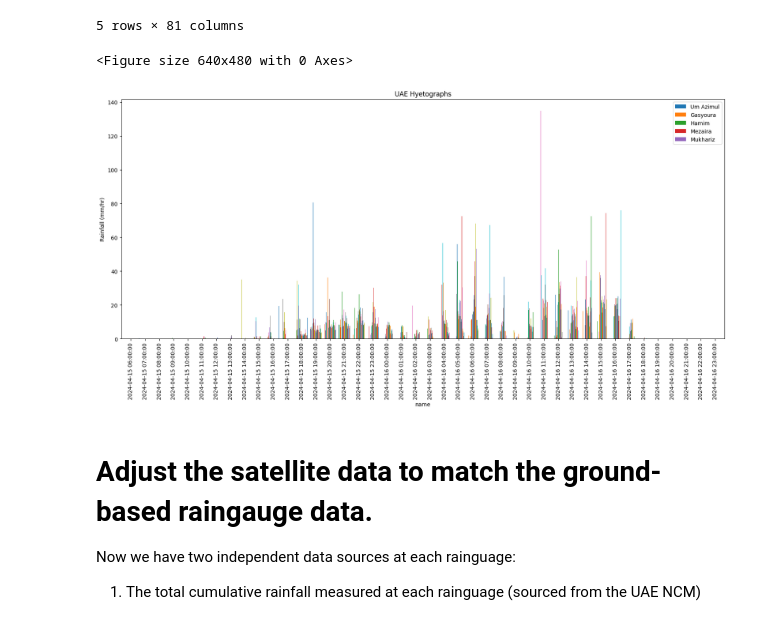
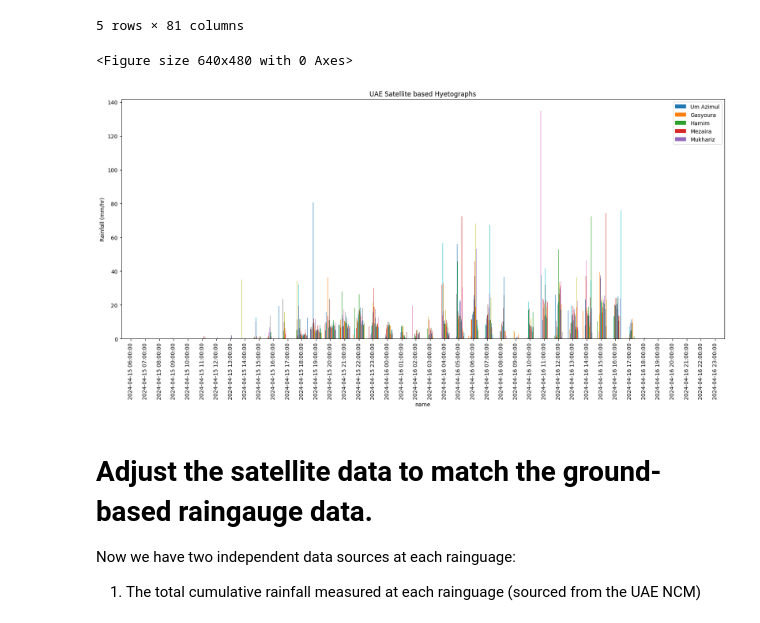
Before and after one commit to Hydrata/desert_hydrology, a Jupyter notebook: uae_hydrology.ipynb, the cells around one changed output. Drawn from its saved outputs; the diff is of its cells as text; code cells hidden in the pictures.

```diff
--- a/uae_hydrology.ipynb
+++ b/uae_hydrology.ipynb
@@ -9,9 +16,9 @@ import matplotlib.pyplot as plt
 Each rain guage will experience a different temporal pattern, as the rainfall moves accross the city. We can determine the shape of this pattern by looking at the hourly rainfall recorded by the [GSMaP data](https://sharaku.eorc.jaxa.jp/GSMaP/) provided by Japan Aerospace Exploration Agency (JAXA). This data has been downloaded for each of the rainguages.
 # %%
 skip_header_rows = list(range(1, 6))
-satelitte_df = pd.read_csv('./gsmap_rainfall.csv', index_col=0, skiprows=skip_header_rows, header=0)
-satelitte_df.index = pd.to_datetime(satelitte_df.index)
-satelitte_df.head()
+satellite_df = pd.read_csv('./gsmap_rainfall.csv', index_col=0, skiprows=skip_header_rows, header=0)
+satellite_df.index = pd.to_datetime(satellite_df.index)
+satellite_df.head()
 # %% [output]
 |  | Um Azimul | Gasyoura | Hamim | Mezaira | Mukhariz | Al Jazeera b.g | Owtaid | Bada Dafas | Madinat Zayed | ... |
 | name |  |  |  |  |  |  |  |  |  | ... |
@@ -24,23 +31,23 @@ satelitte_df.head()
 # %%
 plt.figure()
 fig, ax = plt.subplots(figsize=(20, 8))
-ax.set_title('UAE Hyetographs')
+ax.set_title('UAE Satellite based Hyetographs')
 ax.set_xlabel('Datetime')
 ax.set_ylabel('Rainfall (mm/hr)')
 
-start_datetime = '2024-04-15 06:00:00'
-end_datetime = '2024-04-16 23:00:00'
-location_names_to_plot = satelitte_df.columns
+start_datestring = '2024-04-15 06:00:00'
+end_datestring = '2024-04-16 23:00:00'
+location_names_to_plot = satellite_df.columns
 
-df_time_window = satelitte_df.loc[start_datetime:end_datetime]
+df_time_window = satellite_df.loc[start_datestring:end_datestring]
 df_time_window.plot(kind='bar', ax=ax, width=0.8)
 
-legend_labels = satelitte_df.columns[:5]
+legend_labels = satellite_df.columns[:5]
 plt.legend(legend_labels)
 plt.show()
 # %% [output]
 <Figure size 640x480 with 0 Axes>
-[figure, old version]
+[figure, new version]
 # %% [markdown]
 # Adjust the satellite data to match the ground-based raingauge data.
 
```
Also changed, not shown: parts of 10 cells of this notebook, 14 other files.
